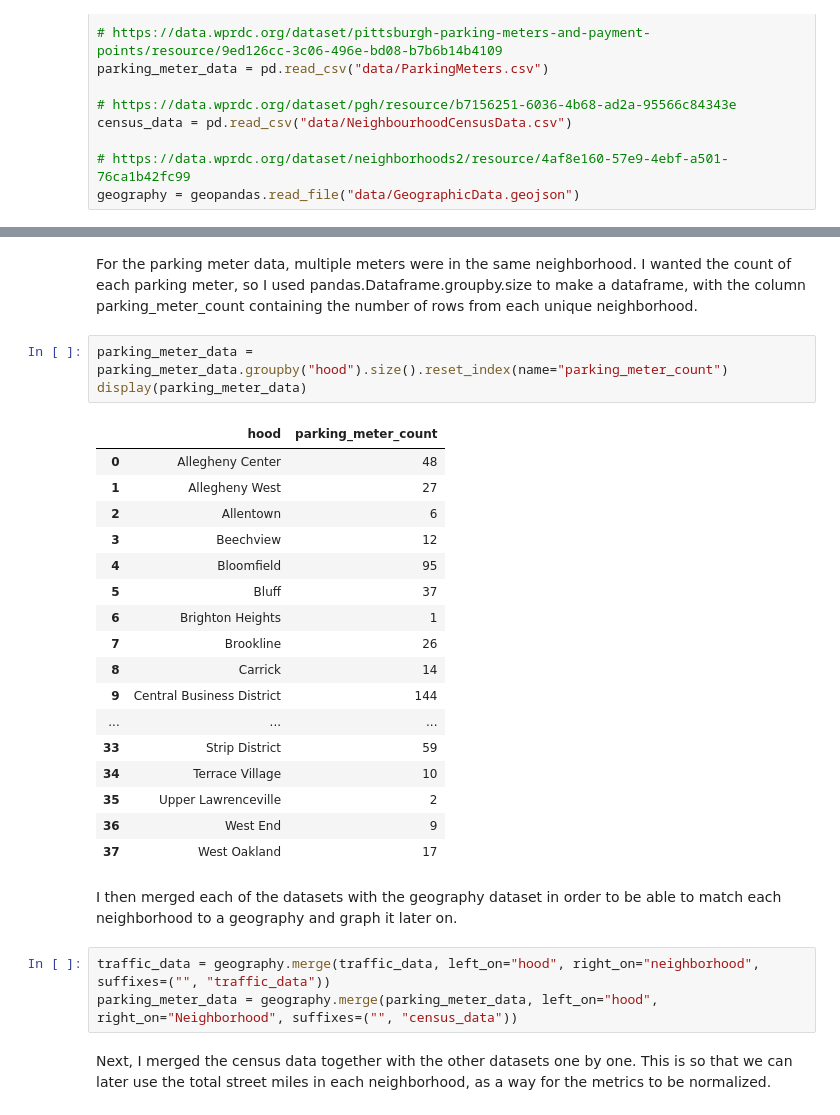
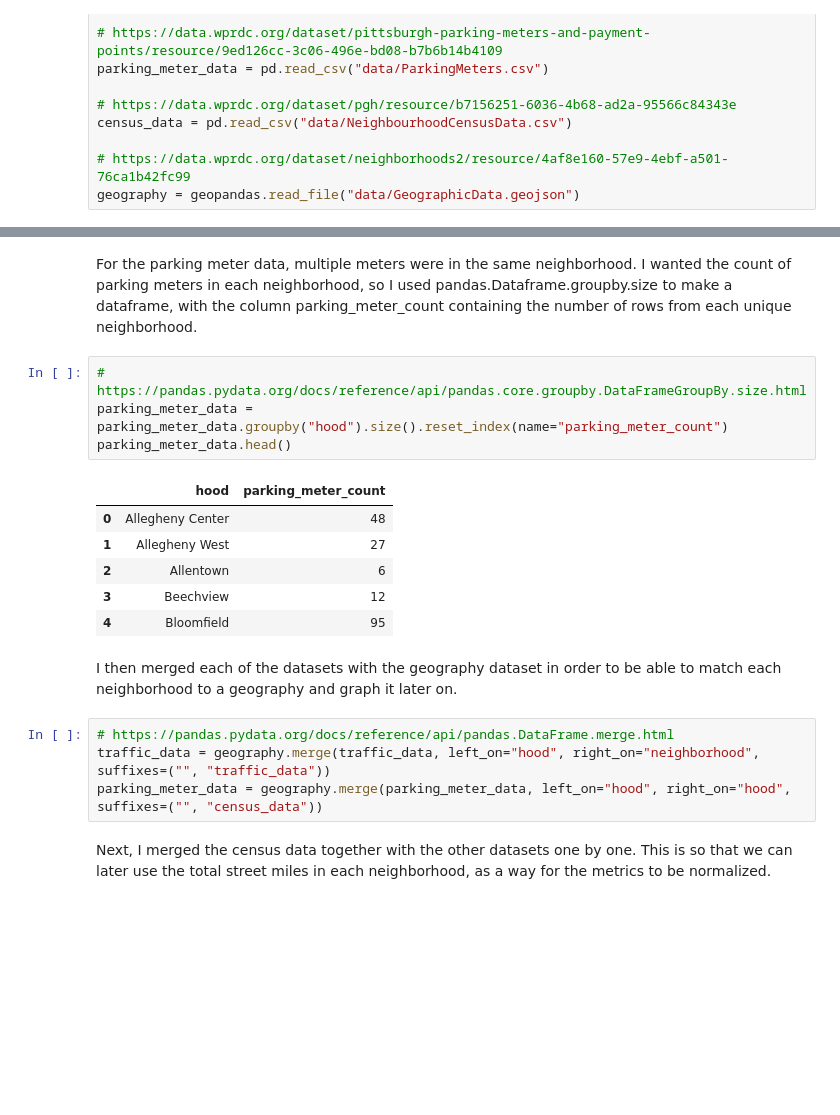
Before and after one commit to N0taR0b0t/Walkability, a Jupyter notebook: DeonteVanterpoolUnfinished.ipynb, the cells around one changed output, grey strips where cells are left out. Cells and saved outputs as stored; diff of their text form; blank space fills up the shorter version.

```diff
--- a/DeonteVanterpoolUnfinished.ipynb
+++ b/DeonteVanterpoolUnfinished.ipynb
@@ -26,31 +76,22 @@ parking_meter_data = parking_meter_data[parking_meter_data.status == "Active"]
 # %% [markdown]
-For the parking meter data, multiple meters were in the same neighborhood. I wanted the count of each parking meter, so I used pandas.Dataframe.groupby.size to make a dataframe, with the column parking_meter_count containing the number of rows from each unique neighborhood.
+For the parking meter data, multiple meters were in the same neighborhood. I wanted the count of parking meters in each neighborhood, so I used pandas.Dataframe.groupby.size to make a dataframe, with the column parking_meter_count containing the number of rows from each unique neighborhood.
 # %%
+# https://pandas.pydata.org/docs/reference/api/pandas.core.groupby.DataFrameGroupBy.size.html
 parking_meter_data = parking_meter_data.groupby("hood").size().reset_index(name="parking_meter_count")
-display(parking_meter_data)
+parking_meter_data.head()
 # %% [output]
 |  | hood | parking_meter_count |
 | 0 | Allegheny Center | 48 |
 | 1 | Allegheny West | 27 |
 | 2 | Allentown | 6 |
 | 3 | Beechview | 12 |
 | 4 | Bloomfield | 95 |
-| 5 | Bluff | 37 |
-| 6 | Brighton Heights | 1 |
-| 7 | Brookline | 26 |
-| 8 | Carrick | 14 |
-| 9 | Central Business District | 144 |
-| ... | ... | ... |
-| 33 | Strip District | 59 |
-| 34 | Terrace Village | 10 |
-| 35 | Upper Lawrenceville | 2 |
-| 36 | West End | 9 |
-| 37 | West Oakland | 17 |
 # %% [markdown]
 I then merged each of the datasets with the geography dataset in order to be able to match each neighborhood to a geography and graph it later on.
 # %%
+# https://pandas.pydata.org/docs/reference/api/pandas.DataFrame.merge.html
 traffic_data = geography.merge(traffic_data, left_on="hood", right_on="neighborhood", suffixes=("", "traffic_data"))
-parking_meter_data = geography.merge(parking_meter_data, left_on="hood", right_on="Neighborhood", suffixes=("", "census_data"))
+parking_meter_data = geography.merge(parking_meter_data, left_on="hood", right_on="hood", suffixes=("", "census_data"))
 # %% [markdown]
 Next, I merged the census data together with the other datasets one by one. This is so that we can later use the total street miles in each neighborhood, as a way for the metrics to be normalized.
 # %%
```
Also changed, not shown: parts of 32 cells of this notebook.
